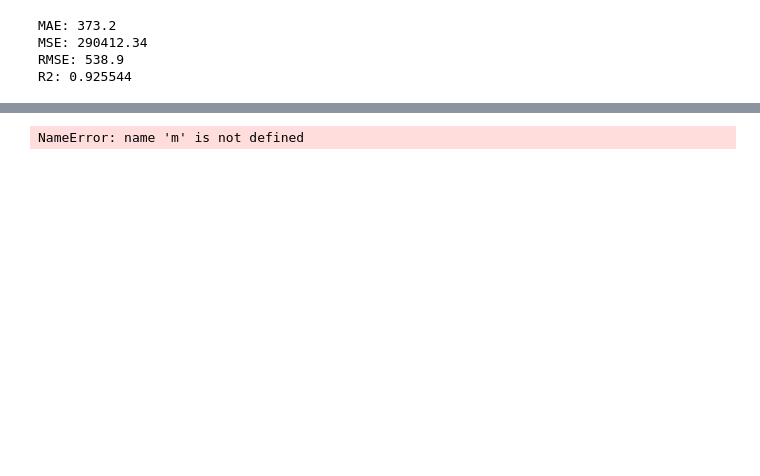
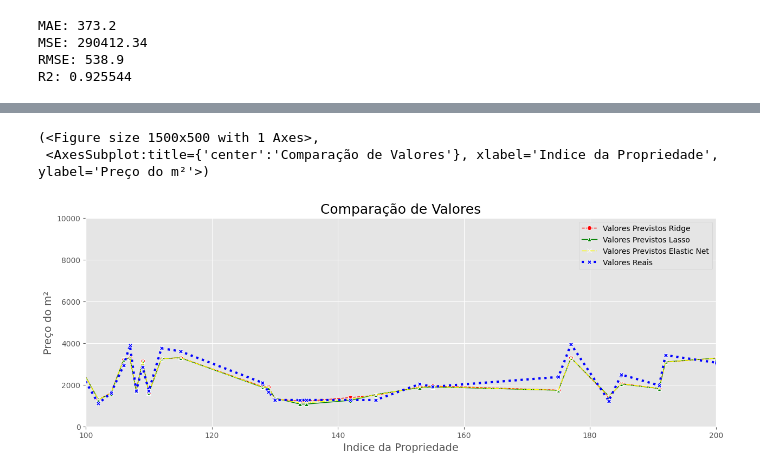
Before and after one commit to CesarSun/Aulas-Digital-House, a Jupyter notebook: TP2.1.ipynb, the cells around one changed output, grey strips where cells are left out. Drawn from its saved outputs; the diff is of its cells as text; code cells hidden in the pictures; blank space fills up the shorter version.

Commit message:
Add files via upload
Machine Learning Aplicado e comparação dos resultados.

```diff
--- a/TP2.1.ipynb
+++ b/TP2.1.ipynb
@@ -697,34 +701,38 @@ sns.distplot(ytest - ypred_lasso)
-# %%
-"""
-m, s, _ = plt.stem(
-    np.where(enet.coef_)[0],
-    enet.coef_[enet.coef_ != 0],
-    markerfmt="x",
-    label="Elastic net coefficients",
-    use_line_collection=True,
-)
-"""
-plt.setp([m, s], color="#2ca02c")
-m, s, _ = plt.stem(
-    np.where(model23.coef_)[0],
-    model23.coef_[model23.coef_ != 0],
-    markerfmt="x",
-    label="Lasso coefficients",
-    use_line_collection=True,
-)
-plt.setp([m, s], color="#ff7f0e")
-plt.stem(
-    np.where(coef)[0],
-    coef[coef != 0],
-    label="true coefficients",
-    markerfmt="bx",
-    use_line_collection=True,
-)
-
-plt.legend(loc="best")
-plt.title(
-    "Lasso $R^2$: %.3f, Elastic Net $R^2$: %.3f" % (r2_score_lasso, r2_score_enet)
-)
-plt.show()
-# %% [output]
-NameError: name 'm' is not defined
+# %%
+ax = plt.subplots(figsize=(15,5))
+
+sns.lineplot(x=Xtest.index, y=ypred_ridge,
+             label="Valores Previstos Ridge",
+             color='red', marker='o',
+             linestyle='--', linewidth=1)
+
+sns.lineplot(x=Xtest.index, y=ypred_lasso,
+             label="Valores Previstos Lasso",
+             color='green', marker='^',
+             linestyle='-', linewidth=1)
+
+sns.lineplot(x=Xtest.index, y=ypred_enet,
+             label="Valores Previstos Elastic Net",
+             color='yellow', marker='x',
+             linestyle='-.', linewidth=1)
+
+sns.lineplot(x=Xtest.index,y=ytest,
+             label="Valores Reais",
+             color='blue', marker='X',
+             linestyle=':', linewidth=3)
+
+plt.xlim( [100, 200] )
+plt.ylim( [0, 10000] )
+
+#ax = sns.boxplot(x='property_type', y='price_m2', data=df_properati_std, hue='surface_m2_type')
+#ax.figure.set_size_inches(20, 10)
+plt.legend(loc="best")
+plt.title('Comparação de Valores', fontsize=18)
+plt.xlabel('Indice da Propriedade', fontsize=14)
+plt.ylabel('Preço do m²', fontsize=14)
+plt.xticks(rotation=0)
+ax
+# %% [output]
+(<Figure size 1500x500 with 1 Axes>,
+ <AxesSubplot:title={'center':'Comparação de Valores'}, xlabel='Indice da Propriedade', ylabel='Preço do m²'>)
+[figure, added]
```
Also changed, not shown: parts of 6 cells of this notebook.
